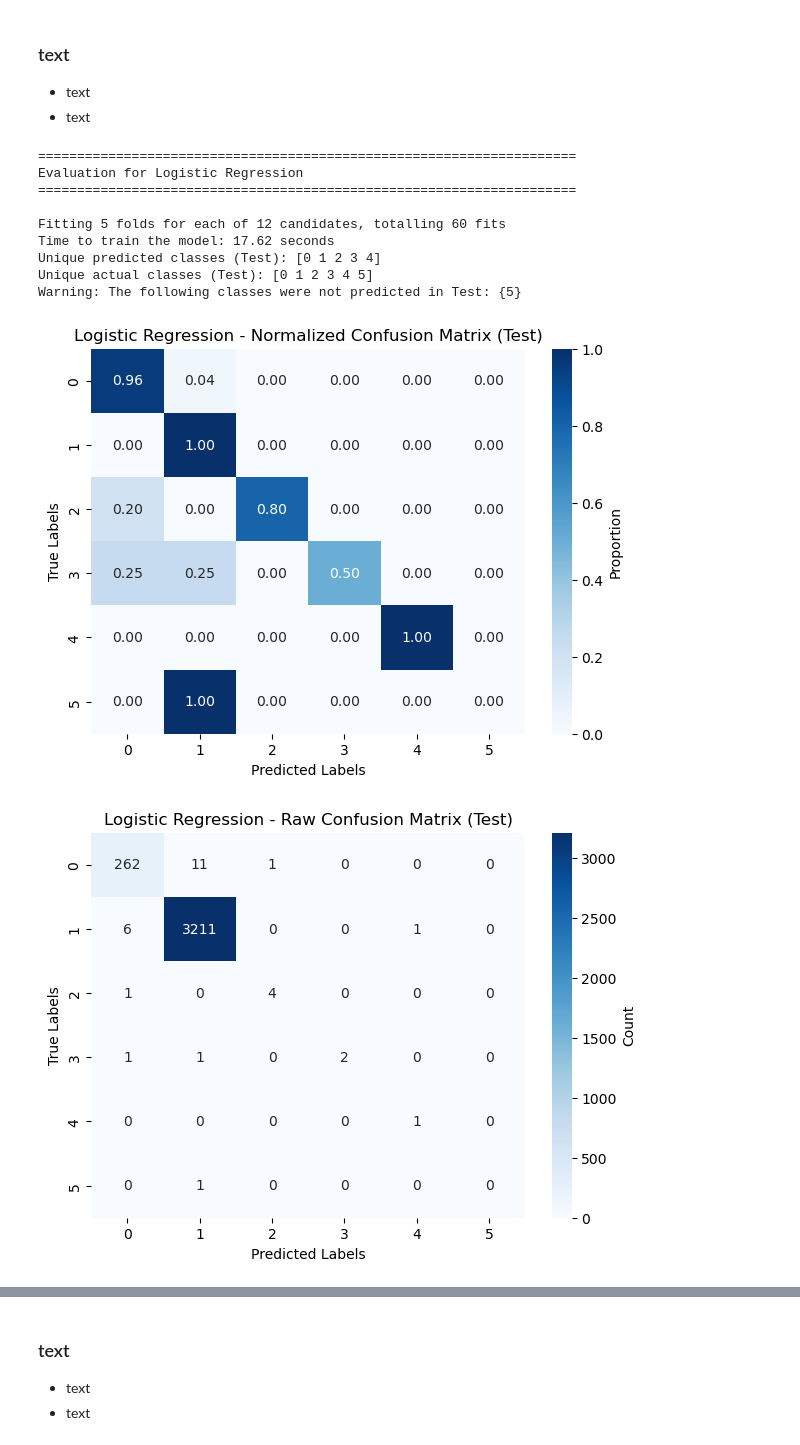
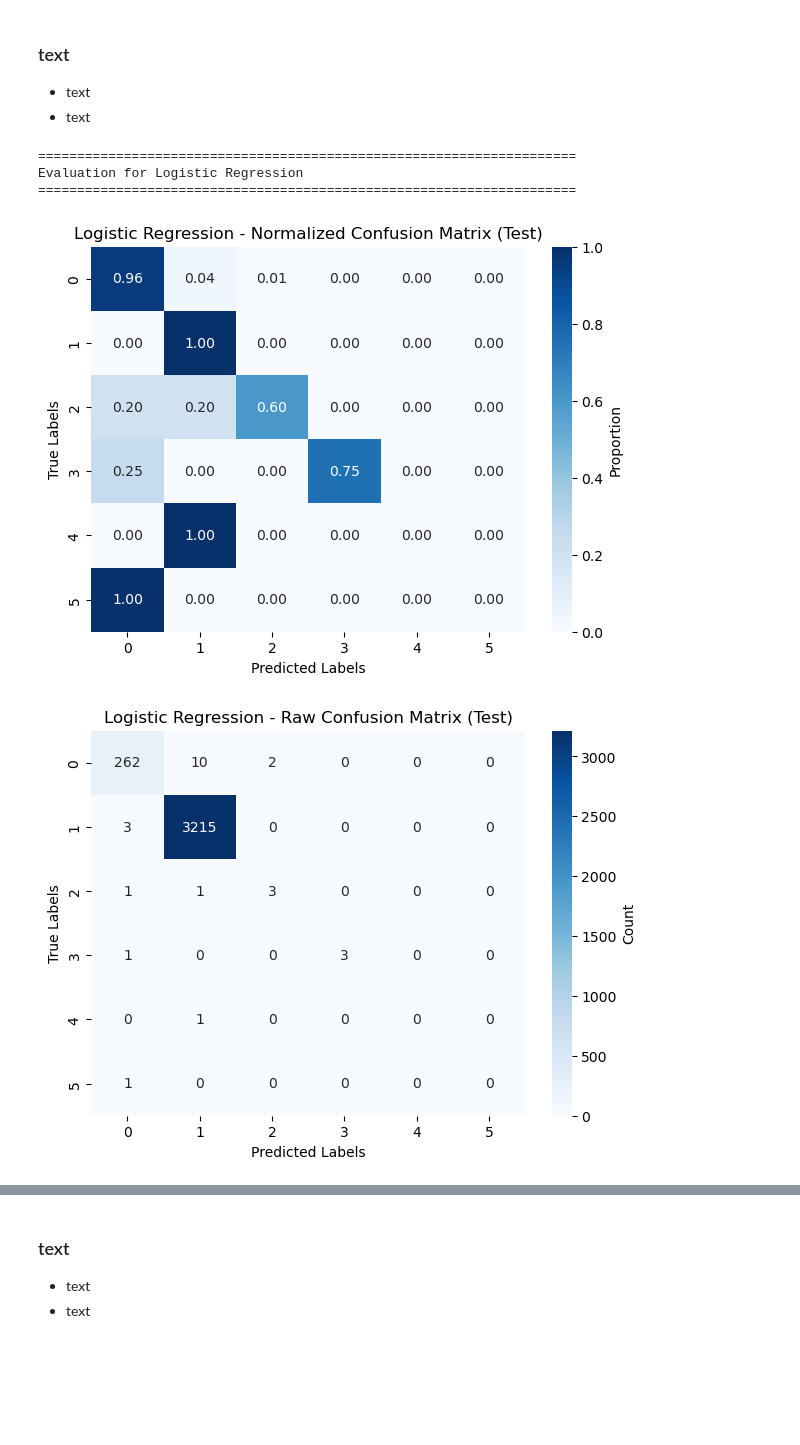
Before and after one commit to Botti01/SSH-Shell-Attacks, a Jupyter notebook: notebooks/section2_supervised_learning_classification.ipynb, the cells around one changed output, grey strips where cells are left out. Cells and saved outputs as stored; diff of their text form; code cells hidden in the pictures; blank space fills up the shorter version.

```diff
--- a/notebooks/section2_supervised_learning_classification.ipynb
+++ b/notebooks/section2_supervised_learning_classification.ipynb
@@ -737,23 +737,17 @@ Best cross-validation score for SVM: 0.9934
 - text
 - text
 # %%
-def evaluate_model(model, X_test, y_test, model_name, X_train, y_train):
+def evaluate_model(model, X_test, y_test, model_name, X_train, y_train, mlb):
     """
     Valuta un modello su un set di test, gestisce i warning e visualizza le metriche.
+    Salva le predizioni in un dizionario.
     """
 
     print(f"\n{'='*69}\nEvaluation for {model_name}\n{'='*69}\n")
 
-    # Conversione di y_test in array NumPy se è un DataFrame
+    # Conversione di y_test e y_train in array NumPy se sono DataFrame
     y_test = y_test.values if isinstance(y_test, pd.DataFrame) else y_test
     y_train = y_train.values if isinstance(y_train, pd.DataFrame) else y_train
-
-    # Calcolo del tempo di addestramento
-    st = time.time()
-    model.fit(X_train, y_train)
-    et = time.time()
-    elapsed_time = et - st
-    print(f'Time to train the model: {elapsed_time:.2f} seconds')
 
     # Predizioni
     y_pred_train = model.predict(X_train)
@@ -763,18 +757,20 @@ def evaluate_model(model, X_test, y_test, model_name, X_train, y_train):
     if y_test.shape != y_pred_test.shape:
         raise ValueError("Mismatch between y_test and y_pred shapes.")
 
-    # Controllo delle classi predette e reali
-    predicted_classes_test = np.unique(y_pred_test.argmax(axis=1))
-    actual_classes_test = np.unique(y_test.argmax(axis=1))
-    print("Unique predicted classes (Test):", predicted_classes_test)
-    print("Unique actual classes (Test):", actual_classes_test)
+    # Predizioni in formato multilabel: applica la soglia per ogni etichetta
+    y_pred_train = (y_pred_train > 0.5).astype(int)  # Applica la soglia per ciascuna etichetta
+    y_pred_test = (y_pred_test > 0.5).astype(int)    # Applica la soglia per ciascuna etichetta
 
-    # Segnalare classi non predette
-    missing_classes_test = set(range(y_test.shape[1] - 1)) - set(predicted_classes_test)
-    if missing_classes_test:
-        print(f"Warning: The following classes were not predicted in Test: {missing_classes_test}\n")
 
-    # Matrice di confusione normalizzata
+    # Salvataggio delle predizioni nel dizionario
+    predictions_tuned = {
+        model_name: {
+            'train': mlb.inverse_transform(y_pred_train),
+            'test': mlb.inverse_transform(y_pred_test)
+        }
+    }
+
+    # Calcola la matrice di confusione
     cm_normalized = confusion_matrix(y_test.argmax(axis=1), y_pred_test.argmax(axis=1), normalize='true')
     plt.figure(figsize=(7, 5))
     sns.heatmap(cm_normalized, annot=True, cmap="Blues", fmt=".2f", cbar_kws={'label': 'Proportion'})
@@ -823,25 +819,23 @@ def evaluate_model(model, X_test, y_test, model_name, X_train, y_train):
         print(f"\n{split} Precision (weighted): {precision_weighted:.4f}")
         print(f"{split} Recall (weighted): {recall_weighted:.4f}")
         print(f"{split} F1 Score (weighted): {f1_weighted:.4f}\n")
+
+    # Restituisci il dizionario con le predizioni
+    return predictions_tuned
 # %%
 # Esegui l'evaluazione del modello per Logistic Regression
-evaluate_model(
+tuned_pred_logreg = evaluate_model(
     best_logreg_model,
     X_test_tfidf,
     y_test_binary,
     "Logistic Regression",
     X_train_tfidf,
-    y_train_binary
+    y_train_binary,
+    mlb
 )
 # %% [output]
 =====================================================================
 Evaluation for Logistic Regression
 =====================================================================
-
-Fitting 5 folds for each of 12 candidates, totalling 60 fits
-Time to train the model: 17.62 seconds
-Unique predicted classes (Test): [0 1 2 3 4]
-Unique actual classes (Test): [0 1 2 3 4 5]
-Warning: The following classes were not predicted in Test: {5}
-[figure, old version]
+[figure, new version]
 [figure]
```
Also changed, not shown: parts of 17 cells of this notebook, 8 other files.
